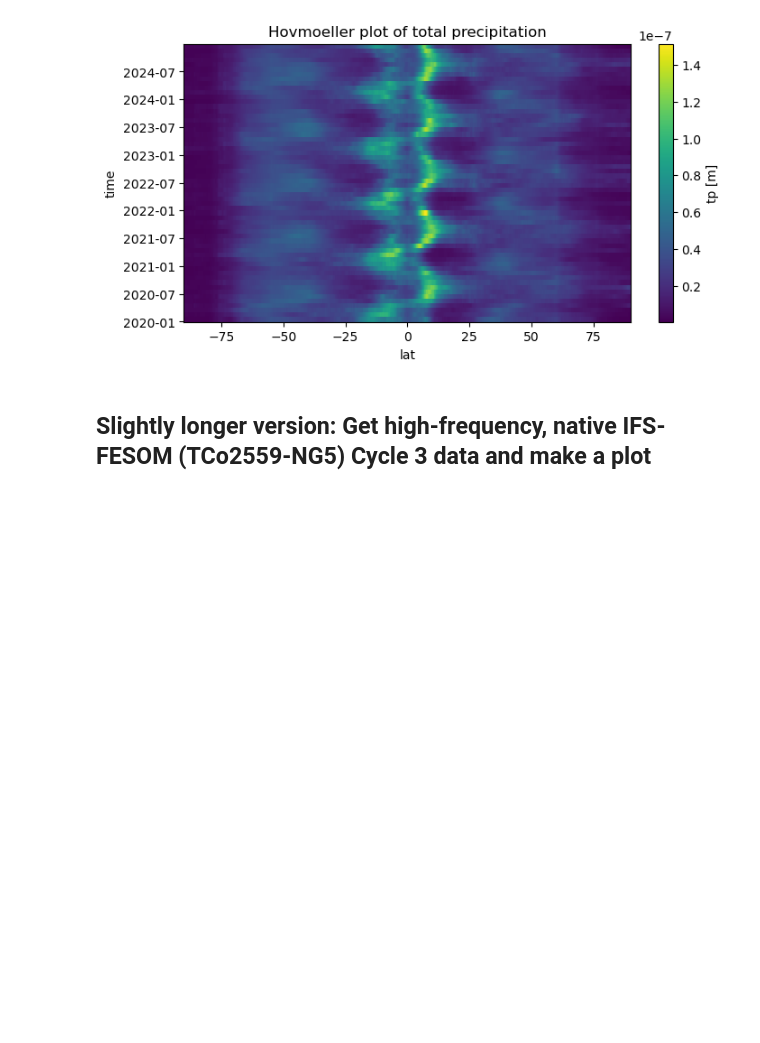
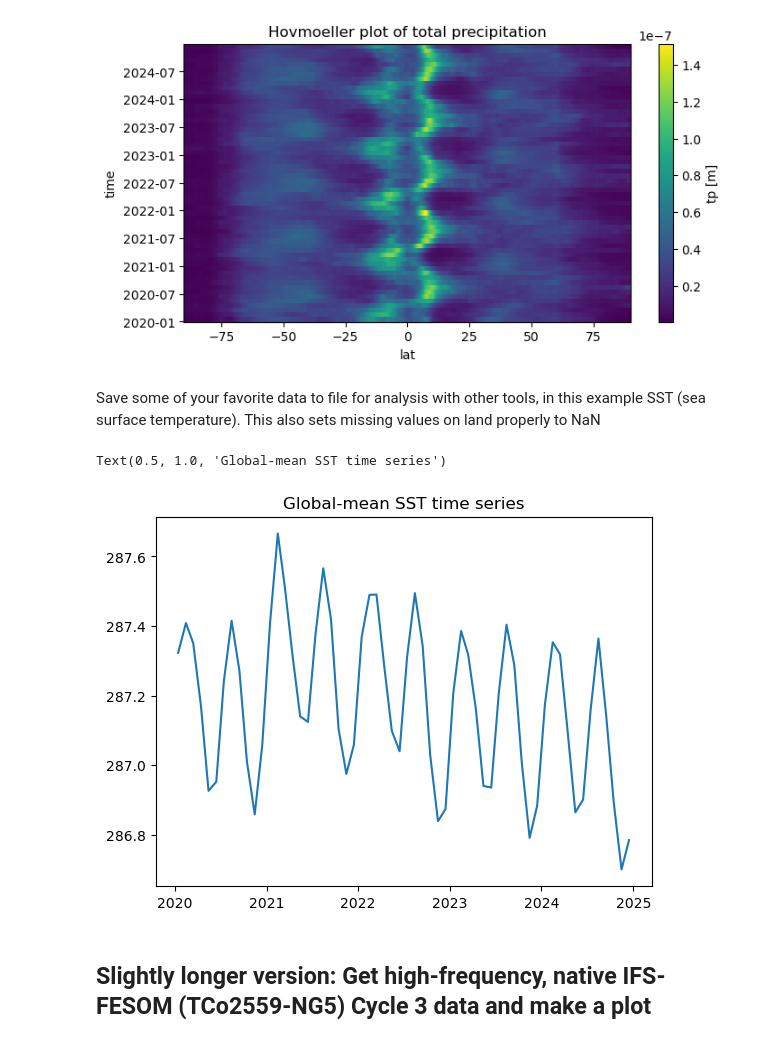
Before and after one commit to nextGEMS/nextGEMS_Cycle3, a Jupyter notebook: IFS/STARTHERE_IFS.ipynb, the cells around one changed output. Cells and saved outputs as stored; diff of their text form; code cells hidden in the pictures; blank space fills up the shorter version.

Commit message:
add example for saving to netcdf

```diff
--- a/IFS/STARTHERE_IFS.ipynb
+++ b/IFS/STARTHERE_IFS.ipynb
@@ -66,3 +66,5 @@ plt.title('Hovmoeller plot of total precipitation')
 # %% [output]
 Text(0.5, 1.0, 'Hovmoeller plot of total precipitation')
 [figure]
+# %% [markdown]
+Save some of your favorite data to file for analysis with other tools, in this example SST (sea surface temperature). This also sets missing values on land properly to NaN
@@ -69,3 +73,10 @@ Text(0.5, 1.0, 'Hovmoeller plot of total precipitation')
+# %%
+ncdata = xr.open_dataset('sst.nc') # read in again
+plt.plot(ncdata.time, ncdata.sst.mean("value")) # will still need area-weighting
+plt.title("Global-mean SST time series")
+# %% [output]
+Text(0.5, 1.0, 'Global-mean SST time series')
+[figure, added]
 # %% [markdown]
 ## Slightly longer version: Get high-frequency, native IFS-FESOM (TCo2559-NG5) Cycle 3 data and make a plot
 # %%
```
Also changed, not shown: parts of 3 cells of this notebook.
